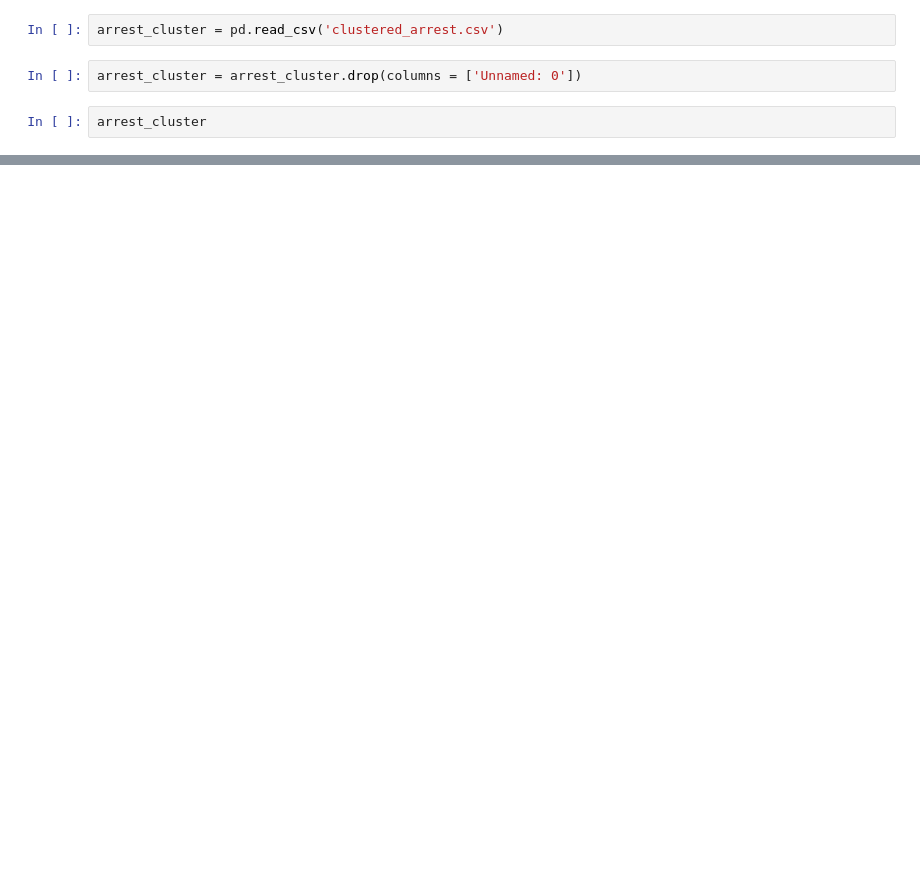
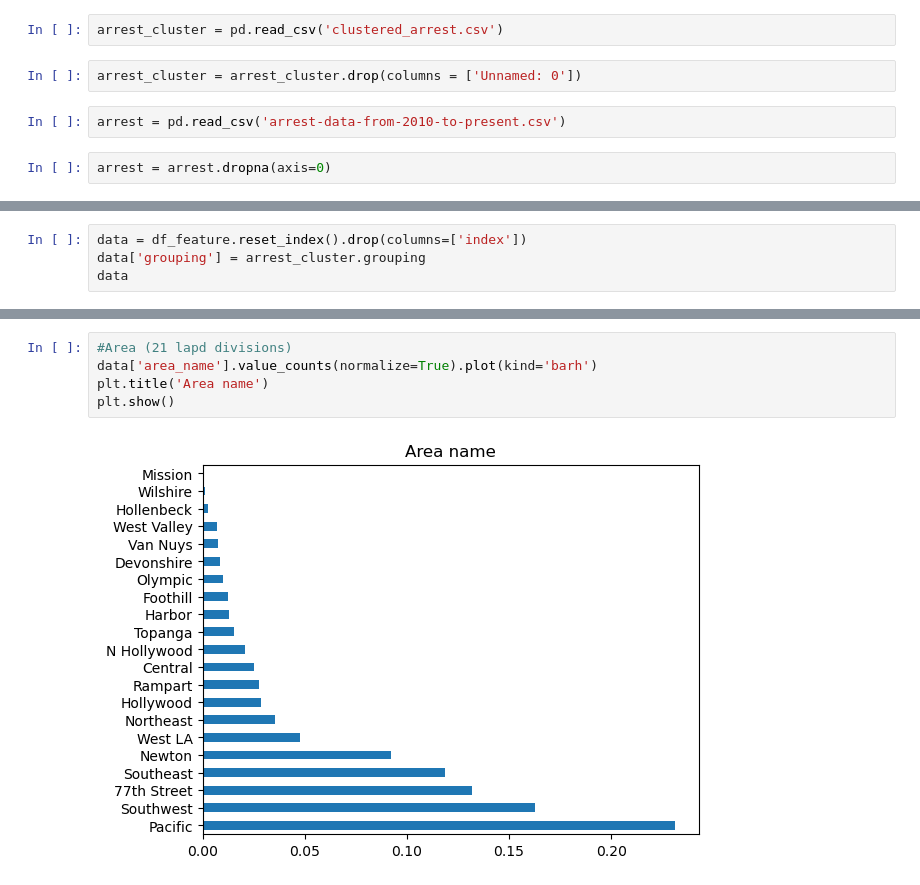
Before and after one commit to zaxiang/Implicit_Bias_Detection, a Jupyter notebook: analyze_clusters.ipynb, the cells around one changed output, grey strips where cells are left out. Drawn from its saved outputs; the diff is of its cells as text; blank space fills up the shorter version.

Commit message:
analyze the clustered data

```diff
--- a/analyze_clusters.ipynb
+++ b/analyze_clusters.ipynb
@@ -4,5 +9,7 @@ import pandas as pd
 arrest_cluster = pd.read_csv('clustered_arrest.csv')
 # %%
 arrest_cluster = arrest_cluster.drop(columns = ['Unnamed: 0'])
+# %%
+arrest = pd.read_csv('arrest-data-from-2010-to-present.csv')
 # %%
-arrest_cluster
+arrest = arrest.dropna(axis=0)
@@ -22,0 +59,4 @@ arrest_cluster
+# %%
+data = df_feature.reset_index().drop(columns=['index'])
+data['grouping'] = arrest_cluster.grouping
+data
@@ -22,0 +150,7 @@ arrest_cluster
+# %%
+#Area (21 lapd divisions)
+data['area_name'].value_counts(normalize=True).plot(kind='barh')
+plt.title('Area name')
+plt.show()
+# %% [output]
+[figure, added]
```
Also changed, not shown: parts of 35 cells of this notebook, 4 other files.
